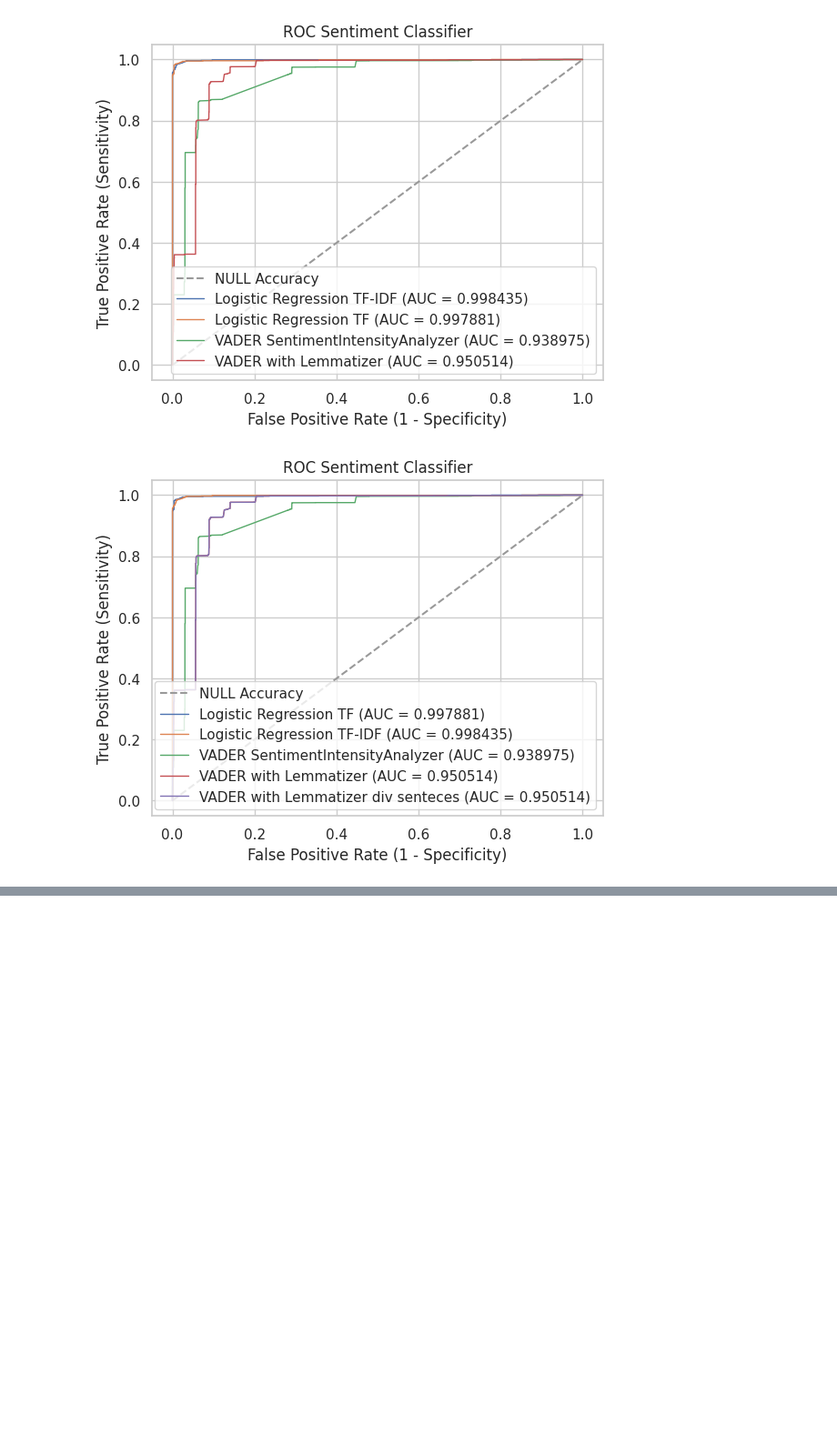
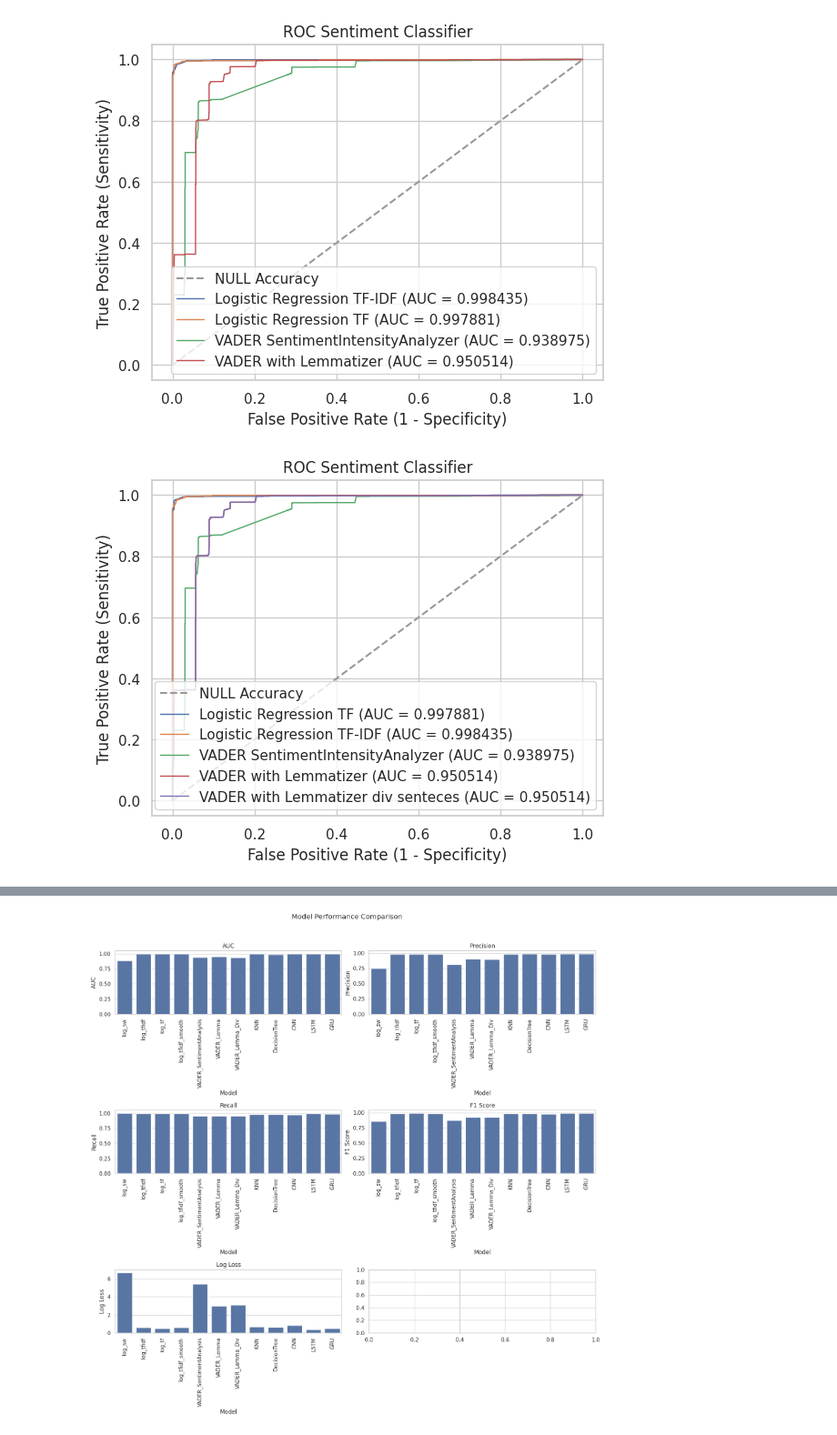
Before and after one commit to agomolka/MAThesisSentimentAnalysis, a Jupyter notebook: Social_Media_Text_Sentiment_Analysis.ipynb, the cells around one changed output, grey strips where cells are left out. Shown at 91% size. Drawn from its saved outputs; the diff is of its cells as text; code cells hidden in the pictures; blank space fills up the shorter version.

```diff
--- a/Social_Media_Text_Sentiment_Analysis.ipynb
+++ b/Social_Media_Text_Sentiment_Analysis.ipynb
@@ -341,6 +366,22 @@ y_pred = log_sw_model.predict(X=X_test)
 y_pred_prob_sw = log_sw_model.predict_proba(X=X_test)[:,1]
 fpr_sw, tpr_sw, thresholds = metrics.roc_curve(y_test, y_pred_prob_sw)
 roc_auc_sw = metrics.auc(fpr_sw, tpr_sw)
+# %%
+#from sklearn.metrics import accuracy_score, precision_score, recall_score, f1_score, roc_auc_score, log_loss
+model_metrics = {}
+
+def add_model_metrics(model_name, y_test, y_pred, roc_auc):
+
+    model_metrics[model_name] = {
+        'auc': roc_auc,
+        'precision': metrics.precision_score(y_test, y_pred),
+        'recall': metrics.recall_score(y_test, y_pred),
+        'f1_score': metrics.f1_score(y_test, y_pred),
+        'roc_auc': metrics.roc_auc_score(y_test, y_pred),
+        'log_loss': metrics.log_loss(y_test, y_pred)
+    }
+
+add_model_metrics('log_sw', y_test, y_pred, roc_auc_sw)
 # %%
 #tf-idf linear classifier
 # train and validation set split
@@ -896,0 +1018,3 @@ plt.grid(True)
+# %%
+df = pd.DataFrame(model_metrics).T
+df
@@ -896,0 +1035,46 @@ plt.grid(True)
+# %%
+# Set the aesthetics for the plots
+sns.set(style="whitegrid")
+
+# Create a figure to hold the subplots
+fig, axes = plt.subplots(3, 2, figsize=(15, 15))  # Adjust the size as necessary
+fig.suptitle('Model Performance Comparison')
+
+# Plot each metric in a subplot
+sns.barplot(ax=axes[0, 0], x=df.index, y='auc', data=df)
+axes[0, 0].set_title('AUC')
+axes[0, 0].set_ylabel('AUC')
+axes[0, 0].set_xlabel('Model')
+axes[0, 0].tick_params(axis='x', rotation=90)
+
+sns.barplot(ax=axes[0, 1], x=df.index, y='precision', data=df)
+axes[0, 1].set_title('Precision')
+axes[0, 1].set_ylabel('Precision')
+axes[0, 1].set_xlabel('Model')
+axes[0, 1].tick_params(axis='x', rotation=90)
+
+sns.barplot(ax=axes[1, 0], x=df.index, y='recall', data=df)
+axes[1, 0].set_title('Recall')
+axes[1, 0].set_ylabel('Recall')
+axes[1, 0].set_xlabel('Model')
+axes[1, 0].tick_params(axis='x', rotation=90)
+
+sns.barplot(ax=axes[1, 1], x=df.index, y='f1_score', data=df)
+axes[1, 1].set_title('F1 Score')
+axes[1, 1].set_ylabel('F1 Score')
+axes[1, 1].set_xlabel('Model')
+axes[1, 1].tick_params(axis='x', rotation=90)
+
+sns.barplot(ax=axes[2, 0], x=df.index, y='log_loss', data=df)
+axes[2, 0].set_title('Log Loss')
+axes[2, 0].set_ylabel('Log Loss')
+axes[2, 0].set_xlabel('Model')
+axes[2, 0].tick_params(axis='x', rotation=90)
+
+# Adjust layout
+plt.tight_layout(rect=[0, 0, 1, 0.96])  # Adjust the rectangle in which to fit the subplots
+
+# Show the plots
+plt.show()
+# %% [output]
+[figure, added]
```
Also changed, not shown: parts of 43 cells of this notebook.
